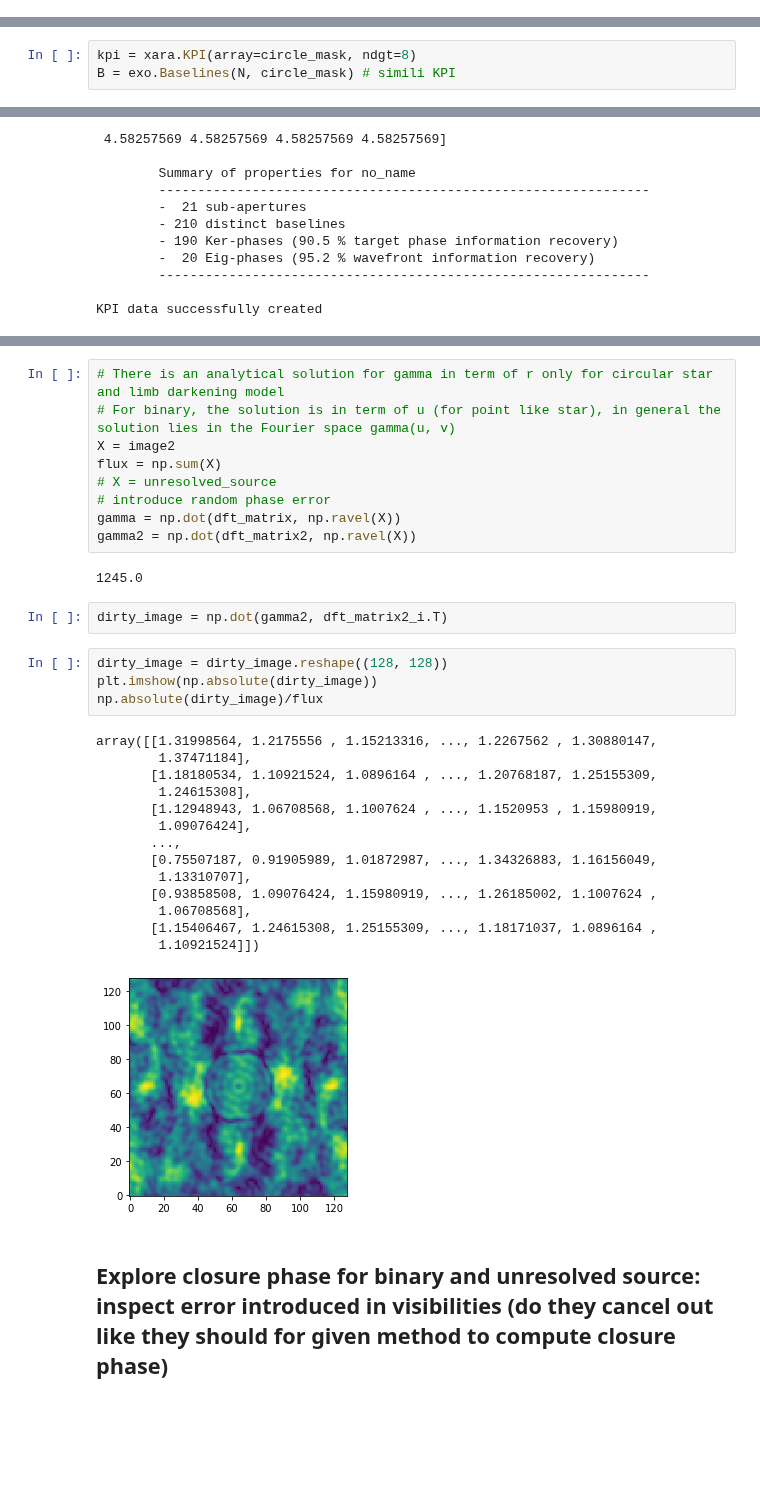
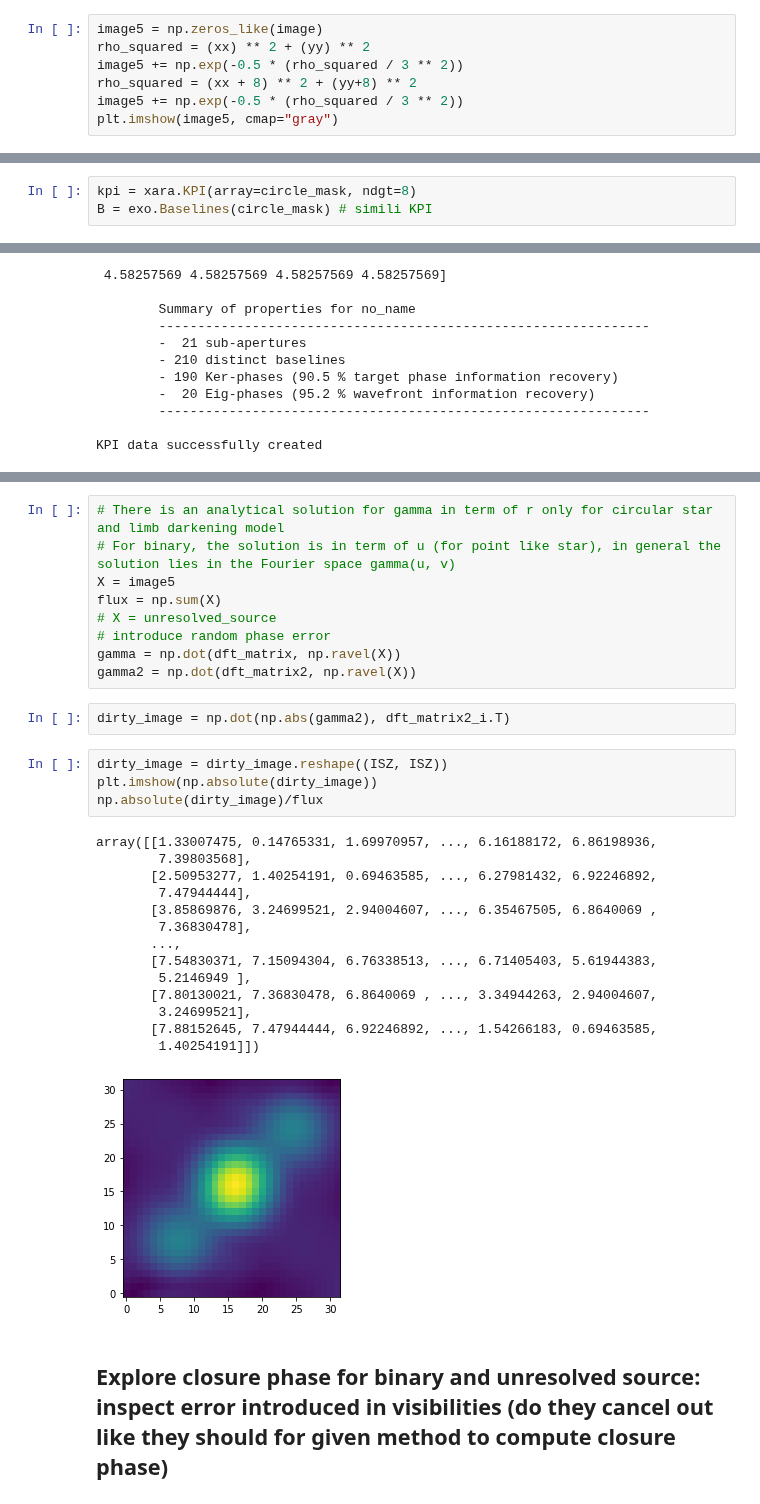
Before and after one commit to AlexandreAdam/ExoRIM, a Jupyter notebook: notebooks/exploration_xara.ipynb, the cells around one changed output, grey strips where cells are left out. Drawn from its saved outputs; the diff is of its cells as text; blank space fills up the shorter version.

```diff
--- a/notebooks/exploration_xara.ipynb
+++ b/notebooks/exploration_xara.ipynb
@@ -126,0 +114,7 @@ plt.imshow(unresolved_source, cmap="gray")
+# %%
+image5 = np.zeros_like(image)
+rho_squared = (xx) ** 2 + (yy) ** 2
+image5 += np.exp(-0.5 * (rho_squared / 3 ** 2))
+rho_squared = (xx + 8) ** 2 + (yy+8) ** 2
+image5 += np.exp(-0.5 * (rho_squared / 3 ** 2))
+plt.imshow(image5, cmap="gray")
@@ -154,6 +151,6 @@ array([[-0.17655161,  1.11527963],
 # %%
 kpi = xara.KPI(array=circle_mask, ndgt=8)
-B = exo.Baselines(N, circle_mask) # simili KPI
+B = exo.Baselines(circle_mask) # simili KPI
 # %% [output]
 Attempting to build KPI from array None
 210 distinct baselines were identified
@@ -195,35 +192,33 @@ dft_matrix2_i.shape
 # %%
 # There is an analytical solution for gamma in term of r only for circular star and limb darkening model
 # For binary, the solution is in term of u (for point like star), in general the solution lies in the Fourier space gamma(u, v)
-X = image2
+X = image5
 flux = np.sum(X)
 # X = unresolved_source
 # introduce random phase error
 gamma = np.dot(dft_matrix, np.ravel(X))
 gamma2 = np.dot(dft_matrix2, np.ravel(X))
-# %% [output]
-1245.0
 # %%
-dirty_image = np.dot(gamma2, dft_matrix2_i.T)
+dirty_image = np.dot(np.abs(gamma2), dft_matrix2_i.T)
 # %%
-dirty_image = dirty_image.reshape((128, 128))
+dirty_image = dirty_image.reshape((ISZ, ISZ))
 plt.imshow(np.absolute(dirty_image))
 np.absolute(dirty_image)/flux
 # %% [output]
-array([[1.31998564, 1.2175556 , 1.15213316, ..., 1.2267562 , 1.30880147,
-        1.37471184],
-       [1.18180534, 1.10921524, 1.0896164 , ..., 1.20768187, 1.25155309,
-        1.24615308],
-       [1.12948943, 1.06708568, 1.1007624 , ..., 1.1520953 , 1.15980919,
-        1.09076424],
+array([[1.33007475, 0.14765331, 1.69970957, ..., 6.16188172, 6.86198936,
+        7.39803568],
+       [2.50953277, 1.40254191, 0.69463585, ..., 6.27981432, 6.92246892,
+        7.47944444],
+       [3.85869876, 3.24699521, 2.94004607, ..., 6.35467505, 6.8640069 ,
+        7.36830478],
        ...,
-       [0.75507187, 0.91905989, 1.01872987, ..., 1.34326883, 1.16156049,
-        1.13310707],
-       [0.93858508, 1.09076424, 1.15980919, ..., 1.26185002, 1.1007624 ,
-        1.06708568],
-       [1.15406467, 1.24615308, 1.25155309, ..., 1.18171037, 1.0896164 ,
-        1.10921524]])
+       [7.54830371, 7.15094304, 6.76338513, ..., 6.71405403, 5.61944383,
+        5.2146949 ],
+       [7.80130021, 7.36830478, 6.8640069 , ..., 3.34944263, 2.94004607,
+        3.24699521],
+       [7.88152645, 7.47944444, 6.92246892, ..., 1.54266183, 0.69463585,
+        1.40254191]])
-[figure, old version]
+[figure, new version]
 # %% [markdown]
 ## Explore closure phase for binary and unresolved source: inspect error introduced in visibilities (do they cancel out like they should for given method to compute closure phase)
 # %%
```
Also changed, not shown: parts of 13 cells of this notebook, 6 other files.
